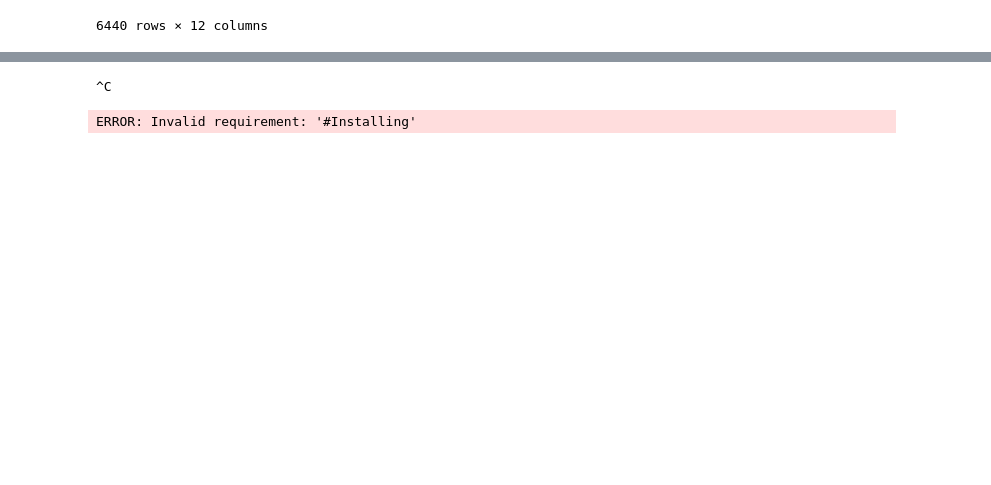
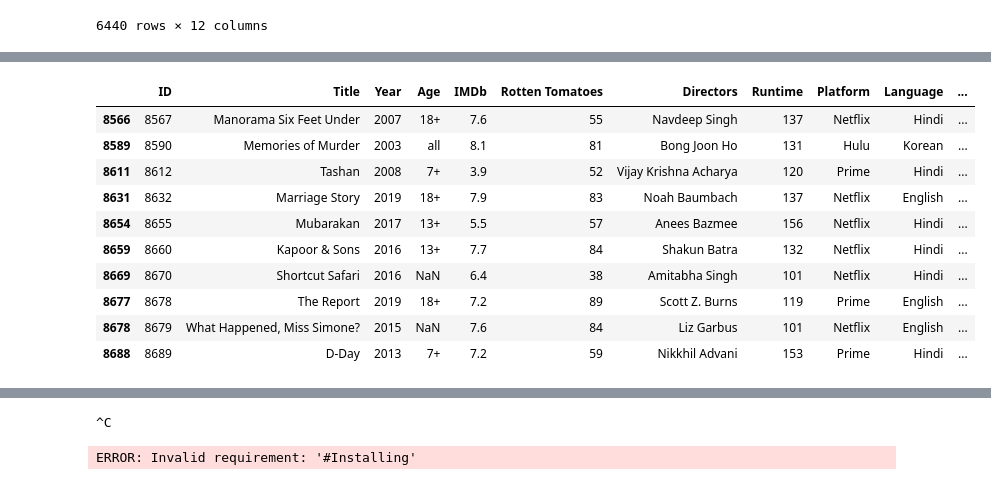
Before and after one commit to tushariccs/Python-codes, a Jupyter notebook: KMPG Data Science/first.ipynb, the cells around one changed output, grey strips where cells are left out. Saved outputs shown, nothing was run; the diff lists cells and outputs as text; code cells hidden in the pictures; blank space fills up the shorter version.

```diff
--- a/KMPG Data Science/first.ipynb
+++ b/KMPG Data Science/first.ipynb
@@ -327,0 +330,27 @@ movies[fc2 & fc3]
+# %%
+# find the movies from language equal to hindi and having rotten greater than equal to 80
+#Step 1 :creating filter condition
+fc2 = movies['Language'] == 'Hindi'
+movies[fc2]
+fc3  = movies['Rotten Tomatoes'] >= 80
+movies[fc3]
+
+#Step 2 : Applying filter condition
+movies[fc2 & fc3]
+
+movies[fc2 & fc3].shape
+movies[fc2 | fc3]
+movies[fc2 | fc3].head(10)
+movies[fc2 | fc3].tail(10)
+# %% [output]
+|  | ID | Title | Year | Age | IMDb | Rotten Tomatoes | Directors | Runtime | Platform | Language | ... |
+| 8566 | 8567 | Manorama Six Feet Under | 2007 | 18+ | 7.6 | 55 | Navdeep Singh | 137 | Netflix | Hindi | ... |
+| 8589 | 8590 | Memories of Murder | 2003 | all | 8.1 | 81 | Bong Joon Ho | 131 | Hulu | Korean | ... |
+| 8611 | 8612 | Tashan | 2008 | 7+ | 3.9 | 52 | Vijay Krishna Acharya | 120 | Prime | Hindi | ... |
+| 8631 | 8632 | Marriage Story | 2019 | 18+ | 7.9 | 83 | Noah Baumbach | 137 | Netflix | English | ... |
+| 8654 | 8655 | Mubarakan | 2017 | 13+ | 5.5 | 57 | Anees Bazmee | 156 | Netflix | Hindi | ... |
+| 8659 | 8660 | Kapoor & Sons | 2016 | 13+ | 7.7 | 84 | Shakun Batra | 132 | Netflix | Hindi | ... |
+| 8669 | 8670 | Shortcut Safari | 2016 | NaN | 6.4 | 38 | Amitabha Singh | 101 | Netflix | Hindi | ... |
+| 8677 | 8678 | The Report | 2019 | 18+ | 7.2 | 89 | Scott Z. Burns | 119 | Prime | English | ... |
+| 8678 | 8679 | What Happened, Miss Simone? | 2015 | NaN | 7.6 | 84 | Liz Garbus | 101 | Netflix | English | ... |
+| 8688 | 8689 | D-Day | 2013 | 7+ | 7.2 | 59 | Nikkhil Advani | 153 | Prime | Hindi | ... |
```
Also changed, not shown: parts of 5 cells of this notebook, 15 other files.
